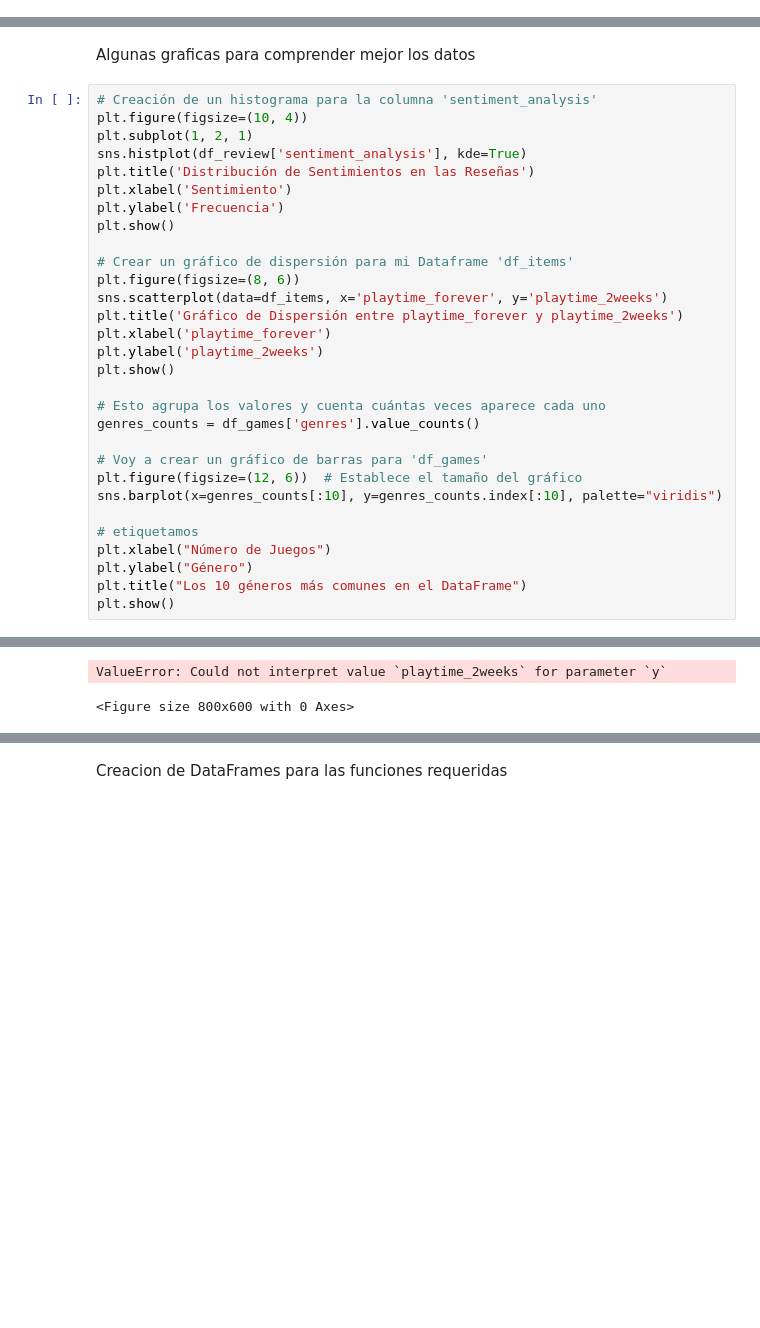
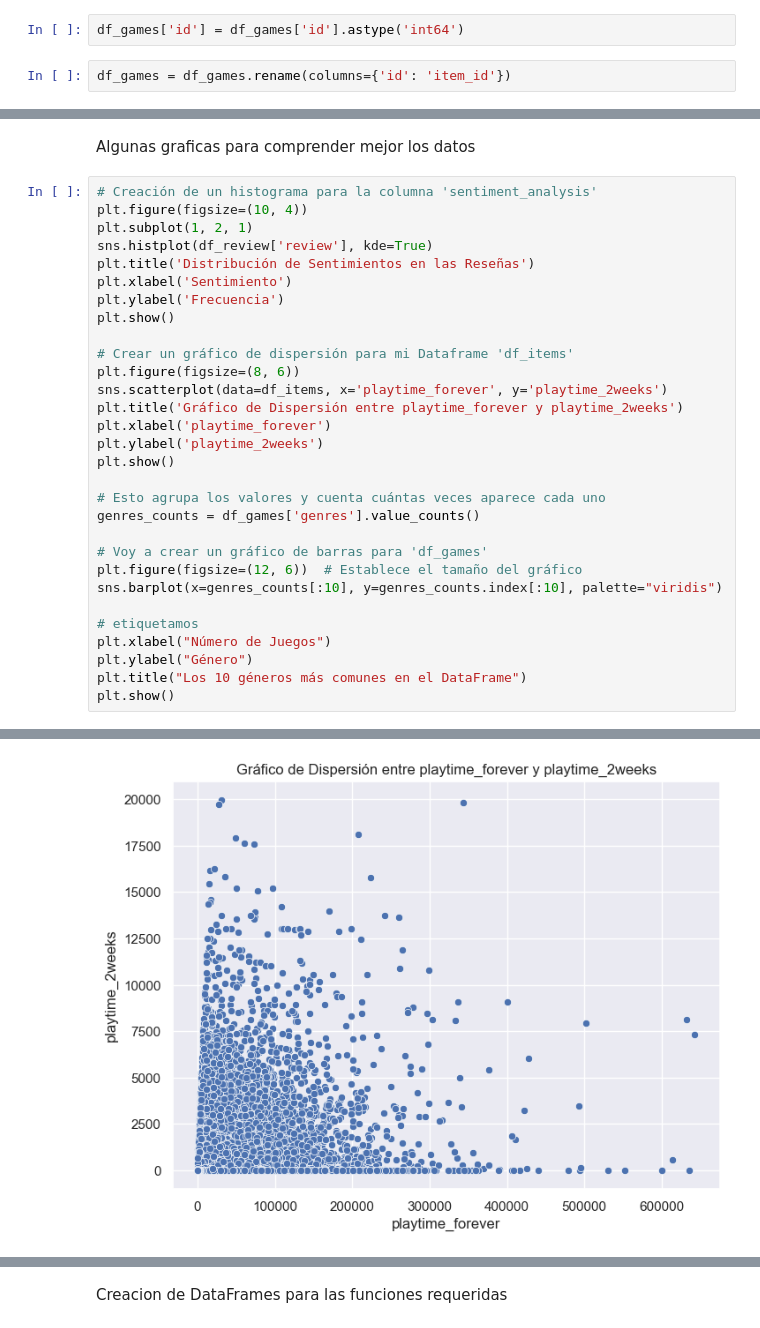
Before and after one commit to alexxcode/Game-Recomendation-System, a Jupyter notebook: EDA.ipynb, the cells around one changed output, grey strips where cells are left out. Drawn from its saved outputs; the diff is of its cells as text; blank space fills up the shorter version.

```diff
--- a/EDA.ipynb
+++ b/EDA.ipynb
@@ -296,0 +345,4 @@ df_games.describe()
+# %%
+df_games['id'] = df_games['id'].astype('int64')
+# %%
+df_games = df_games.rename(columns={'id': 'item_id'})
@@ -300,33 +372,32 @@ Algunas graficas para comprender mejor los datos
 # Creación de un histograma para la columna 'sentiment_analysis'
 plt.figure(figsize=(10, 4))
 plt.subplot(1, 2, 1)
-sns.histplot(df_review['sentiment_analysis'], kde=True)
+sns.histplot(df_review['review'], kde=True)
 plt.title('Distribución de Sentimientos en las Reseñas')
 plt.xlabel('Sentimiento')
 plt.ylabel('Frecuencia')
 plt.show()
 
 # Crear un gráfico de dispersión para mi Dataframe 'df_items'
 plt.figure(figsize=(8, 6))
 sns.scatterplot(data=df_items, x='playtime_forever', y='playtime_2weeks')
 plt.title('Gráfico de Dispersión entre playtime_forever y playtime_2weeks')
 plt.xlabel('playtime_forever')
 plt.ylabel('playtime_2weeks')
 plt.show()
 
 # Esto agrupa los valores y cuenta cuántas veces aparece cada uno
 genres_counts = df_games['genres'].value_counts()
 
 # Voy a crear un gráfico de barras para 'df_games'
 plt.figure(figsize=(12, 6))  # Establece el tamaño del gráfico
 sns.barplot(x=genres_counts[:10], y=genres_counts.index[:10], palette="viridis")
 
 # etiquetamos
 plt.xlabel("Número de Juegos")
 plt.ylabel("Género")
 plt.title("Los 10 géneros más comunes en el DataFrame")
 plt.show()
 # %% [output]
 [figure]
-ValueError: Could not interpret value `playtime_2weeks` for parameter `y`
-<Figure size 800x600 with 0 Axes>
+[figure, added]
```
Also changed, not shown: parts of 33 cells of this notebook, 6 other files.
